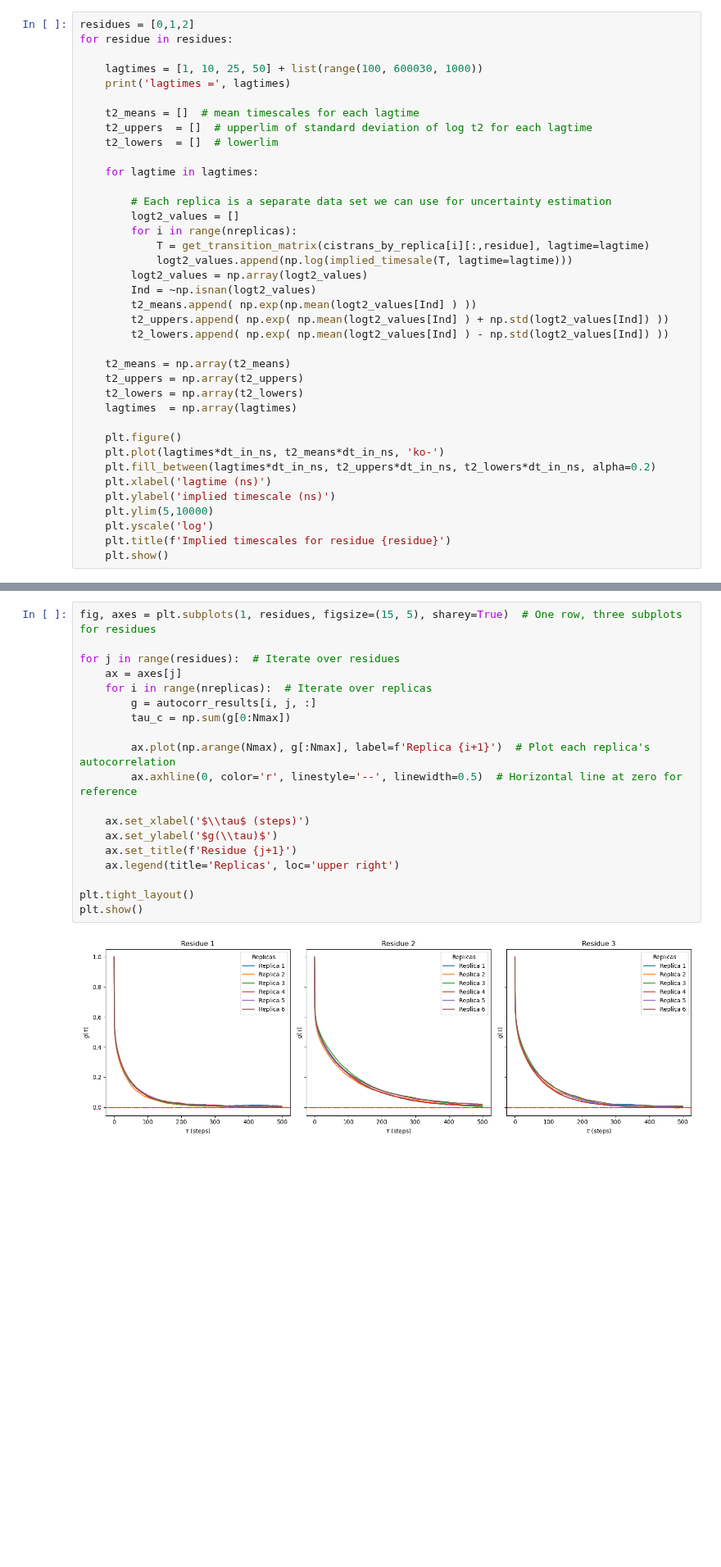
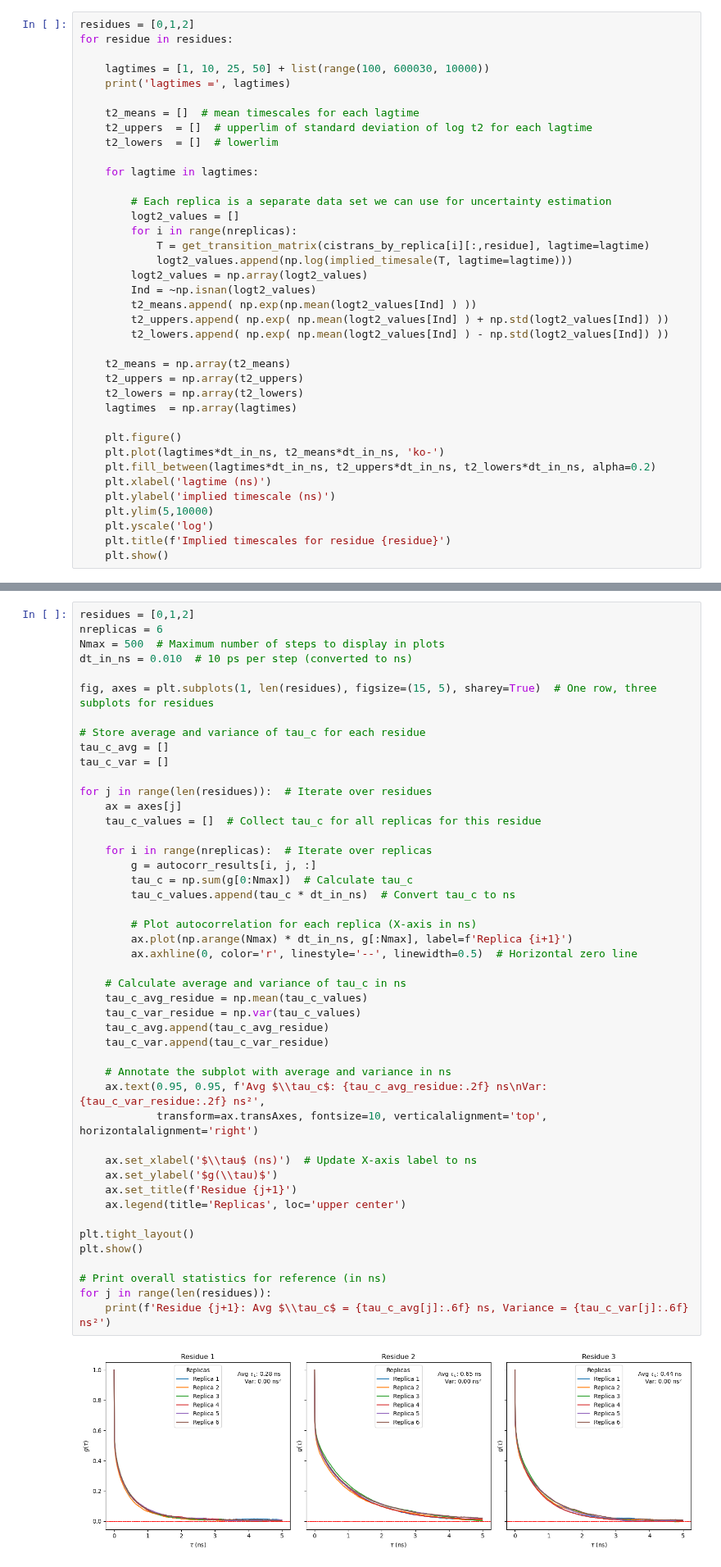
Before and after one commit to starwingc/peptoid_ESM, a Jupyter notebook: HREX/analysis/isomerizaion_timescales.ipynb, the cells around one changed output, grey strips where cells are left out. Shown at 82% size. Drawn from its saved outputs; the diff is of its cells as text; blank space fills up the shorter version.

```diff
--- a/HREX/analysis/isomerizaion_timescales.ipynb
+++ b/HREX/analysis/isomerizaion_timescales.ipynb
@@ -123,7 +120,7 @@ def implied_timesale(T, lagtime=1):
 residues = [0,1,2]
 for residue in residues:
 
-    lagtimes = [1, 10, 25, 50] + list(range(100, 600030, 1000))
+    lagtimes = [1, 10, 25, 50] + list(range(100, 600030, 10000))
     print('lagtimes =', lagtimes)
 
     t2_means = []  # mean timescales for each lagtime
@@ -227,21 +211,48 @@ autocorr_results = np.load('autocorr_results.npy')
 # %%
-fig, axes = plt.subplots(1, residues, figsize=(15, 5), sharey=True)  # One row, three subplots for residues
+residues = [0,1,2]
+nreplicas = 6
+Nmax = 500  # Maximum number of steps to display in plots
+dt_in_ns = 0.010  # 10 ps per step (converted to ns)
 
-for j in range(residues):  # Iterate over residues
+fig, axes = plt.subplots(1, len(residues), figsize=(15, 5), sharey=True)  # One row, three subplots for residues
+
+# Store average and variance of tau_c for each residue
+tau_c_avg = []
+tau_c_var = []
+
+for j in range(len(residues)):  # Iterate over residues
     ax = axes[j]
+    tau_c_values = []  # Collect tau_c for all replicas for this residue
+
     for i in range(nreplicas):  # Iterate over replicas
         g = autocorr_results[i, j, :]
-        tau_c = np.sum(g[0:Nmax])
+        tau_c = np.sum(g[0:Nmax])  # Calculate tau_c
+        tau_c_values.append(tau_c * dt_in_ns)  # Convert tau_c to ns
 
-        ax.plot(np.arange(Nmax), g[:Nmax], label=f'Replica {i+1}')  # Plot each replica's autocorrelation
-        ax.axhline(0, color='r', linestyle='--', linewidth=0.5)  # Horizontal line at zero for reference
+        # Plot autocorrelation for each replica (X-axis in ns)
+        ax.plot(np.arange(Nmax) * dt_in_ns, g[:Nmax], label=f'Replica {i+1}')
+        ax.axhline(0, color='r', linestyle='--', linewidth=0.5)  # Horizontal zero line
 
-    ax.set_xlabel('$\\tau$ (steps)')
+    # Calculate average and variance of tau_c in ns
+    tau_c_avg_residue = np.mean(tau_c_values)
+    tau_c_var_residue = np.var(tau_c_values)
+    tau_c_avg.append(tau_c_avg_residue)
+    tau_c_var.append(tau_c_var_residue)
+
+    # Annotate the subplot with average and variance in ns
+    ax.text(0.95, 0.95, f'Avg $\\tau_c$: {tau_c_avg_residue:.2f} ns\nVar: {tau_c_var_residue:.2f} ns²',
+            transform=ax.transAxes, fontsize=10, verticalalignment='top', horizontalalignment='right')
+
+    ax.set_xlabel('$\\tau$ (ns)')  # Update X-axis label to ns
     ax.set_ylabel('$g(\\tau)$')
     ax.set_title(f'Residue {j+1}')
-    ax.legend(title='Replicas', loc='upper right')
+    ax.legend(title='Replicas', loc='upper center')
 
 plt.tight_layout()
 plt.show()
+
+# Print overall statistics for reference (in ns)
+for j in range(len(residues)):
+    print(f'Residue {j+1}: Avg $\\tau_c$ = {tau_c_avg[j]:.6f} ns, Variance = {tau_c_var[j]:.6f} ns²')
 # %% [output]
-[figure, old version]
+[figure, new version]
```
Also changed, not shown: parts of 10 cells of this notebook.
